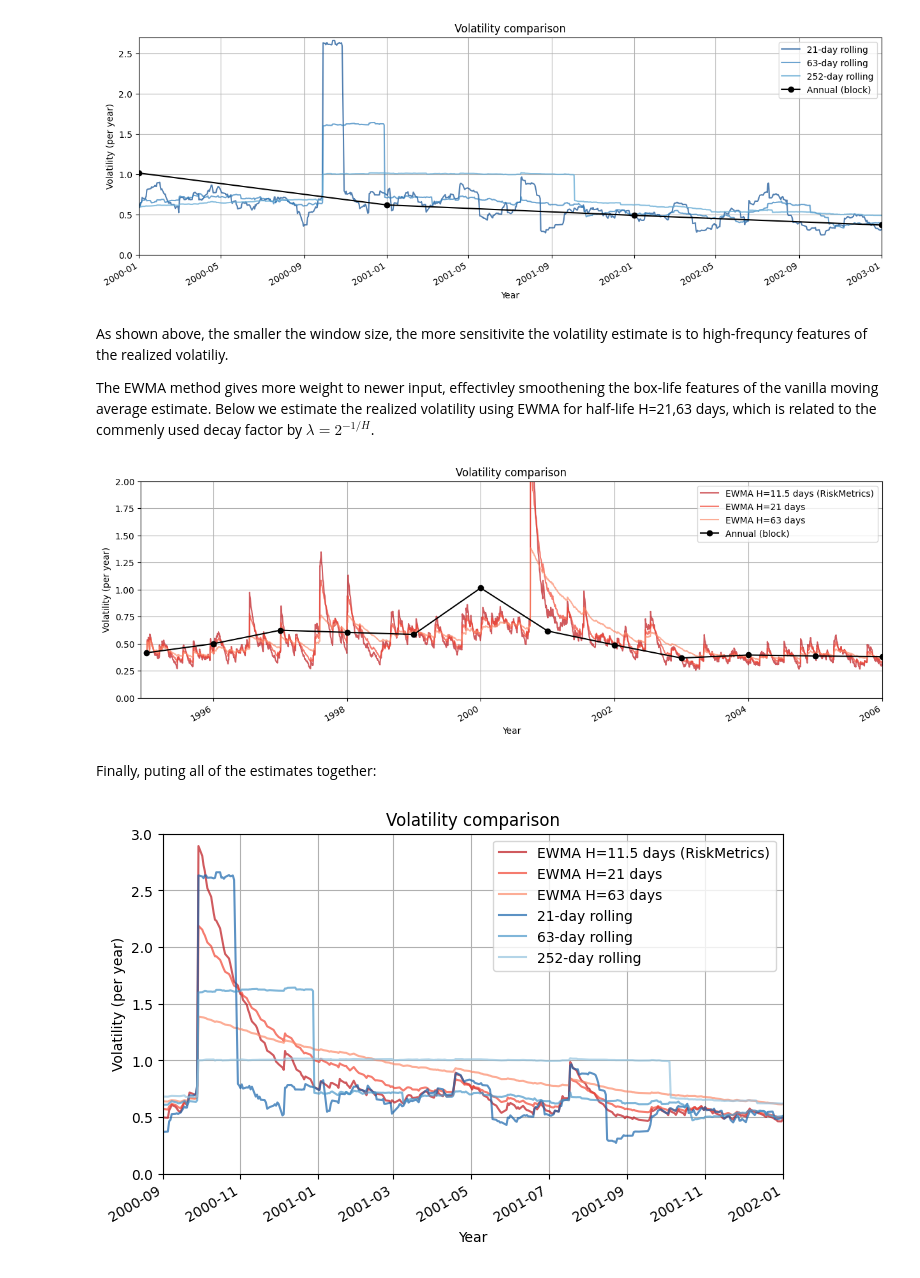
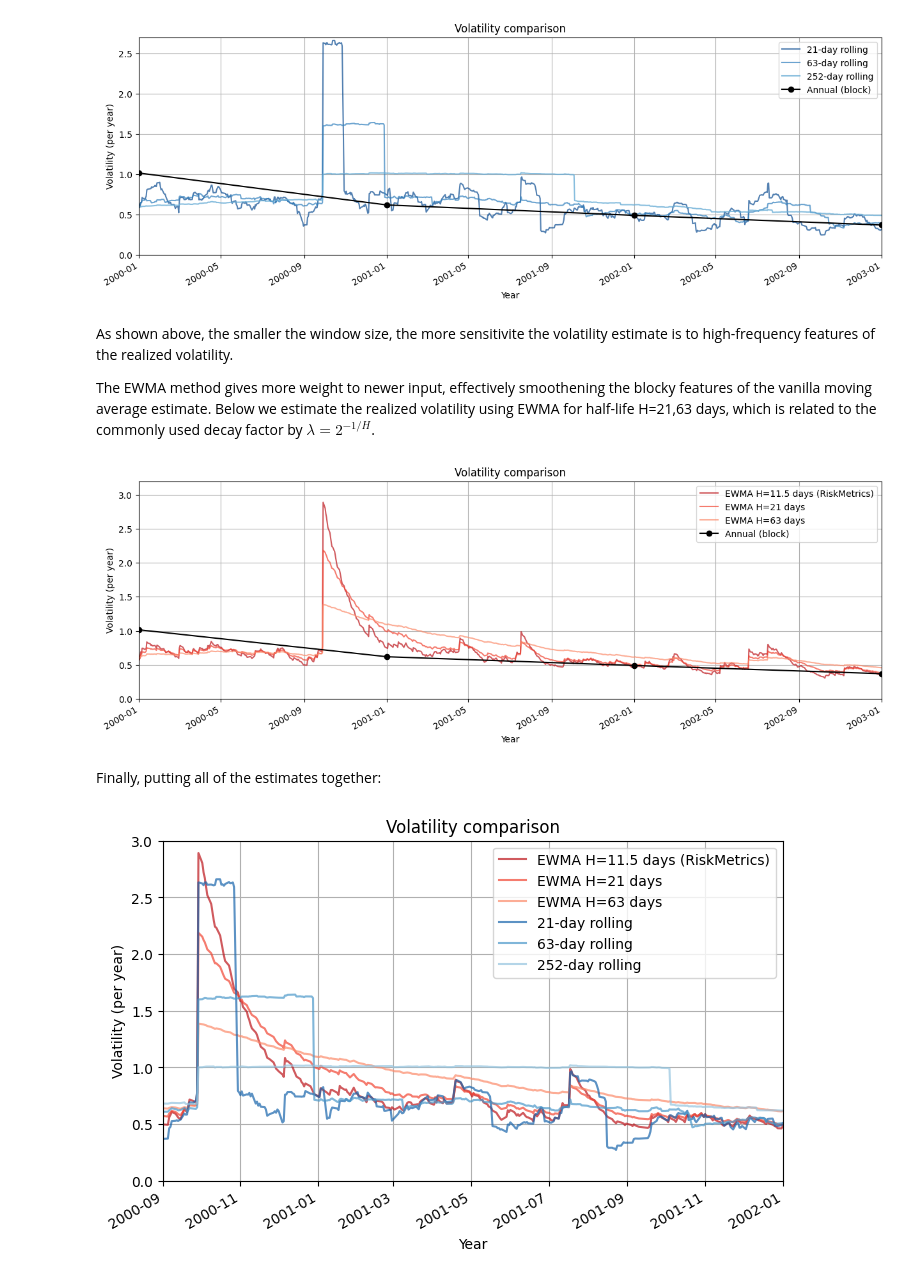
Before and after one commit to rebalkin/Quant-portfolio, a Jupyter notebook: notebooks/volatility_estimation.ipynb, the cells around one changed output. Drawn from its saved outputs; the diff is of its cells as text; code cells hidden in the pictures.

```diff
--- a/notebooks/volatility_estimation.ipynb
+++ b/notebooks/volatility_estimation.ipynb
@@ -90,41 +93,41 @@ plt.show()
 # %% [output]
 [figure]
 # %% [markdown]
-As shown above, the smaller the window size, the more sensitivite the volatility estimate is to high-frequncy features of the realized volatiliy.
+As shown above, the smaller the window size, the more sensitivite the volatility estimate is to high-frequency features of the realized volatility.
 
-The EWMA method gives more weight to newer input, effectivley smoothening the box-life features of the vanilla moving average estimate.
-Below we estimate the realized volatility using EWMA for half-life H=21,63 days, which is related to the commenly used decay factor by $\lambda = 2^{-1/H}$.
+The EWMA method gives more weight to newer input, effectively smoothening the blocky features of the vanilla moving average estimate.
+Below we estimate the realized volatility using EWMA for half-life H=21,63 days, which is related to the commonly used decay factor by $\lambda = 2^{-1/H}$.
 # %%
 
 ewm_vol_21 = rets.ewm(halflife=21, adjust=False).std() * np.sqrt(252)
 ewm_vol_63 = rets.ewm(halflife=63, adjust=False).std() * np.sqrt(252)
 lam = 0.94
 alpha = 1 - lam
 ewm_vol_094 = rets.ewm(alpha=alpha, adjust=False).std() * np.sqrt(252)
 
 colors = [plt.cm.Blues(0.8),  plt.cm.Blues(0.6),plt.cm.Blues(0.4)]
 colors2 = [plt.cm.Reds(0.8),  plt.cm.Reds(0.6),plt.cm.Reds(0.4)]
 fig, ax = plt.subplots(figsize=(15,5))
 
 
 ewm_vol_094["AAPL"].plot(ax=ax ,alpha=0.7,color=colors2[0], label="EWMA H=11.5 days (RiskMetrics)")
 ewm_vol_21["AAPL"].plot(ax=ax ,alpha=0.7,color=colors2[1], label="EWMA H=21 days")
 ewm_vol_63["AAPL"].plot(ax=ax ,alpha=0.7,color=colors2[2], label="EWMA H=63 days")
 
 
 annual_vol["AAPL"].plot(ax=ax, marker="o", color='black',label="Annual (block)")
-plt.ylim(0,2)
-plt.xlim("12-1994","2006")
+plt.ylim(0,3.2)
+plt.xlim("2000","2003")
 ax.set_title("Volatility comparison")
 ax.set_ylabel("Volatility (per year)")
 ax.set_xlabel("Year")
 ax.legend()
 ax.grid(True)
 plt.show()
 # %% [output]
-[figure, old version]
+[figure, new version]
 # %% [markdown]
-Finally, puting all of the estimates together:
+Finally, putting all of the estimates together:
 # %%
 fig, ax = plt.subplots(figsize=(8,5))
 ewm_vol_094["AAPL"].plot(ax=ax ,alpha=0.7,color=colors2[0], label="EWMA H=11.5 days (RiskMetrics)")
```
Also changed, not shown: parts of 7 cells of this notebook, 1 other file.
